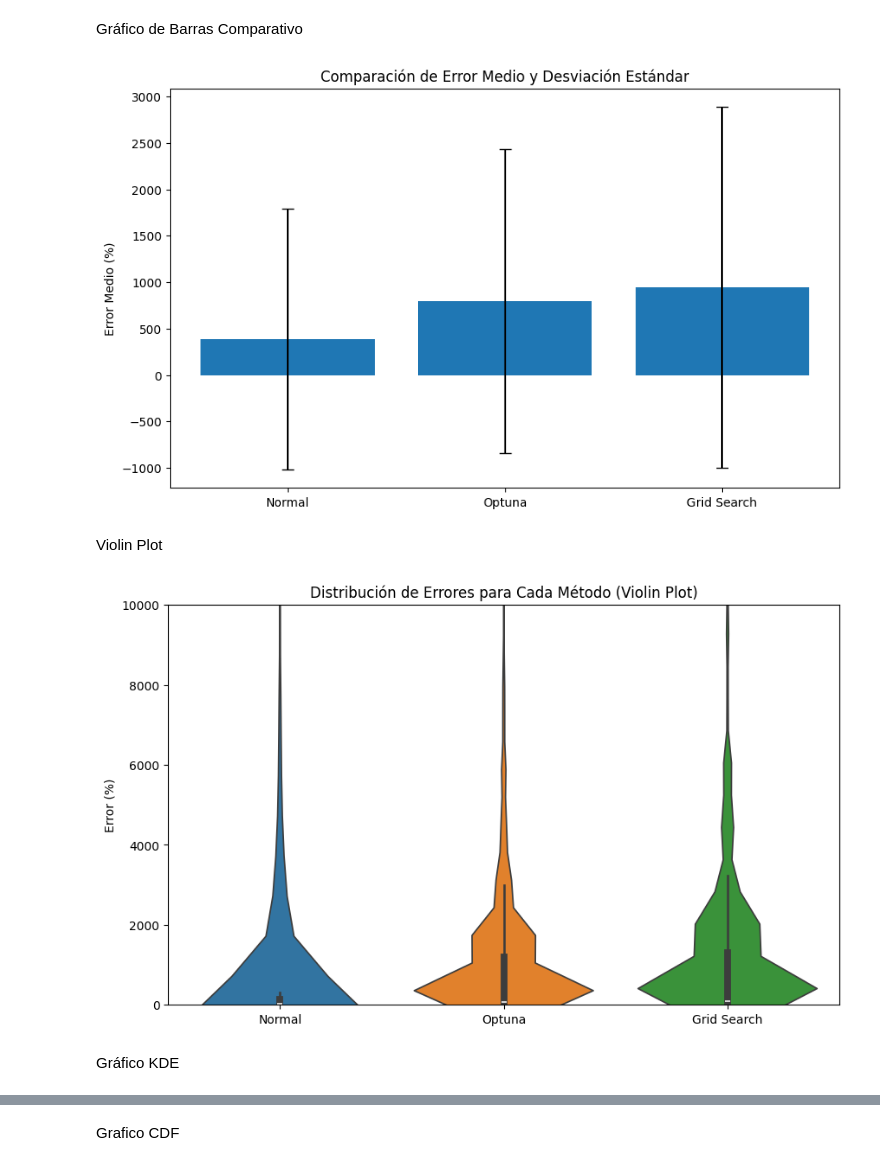
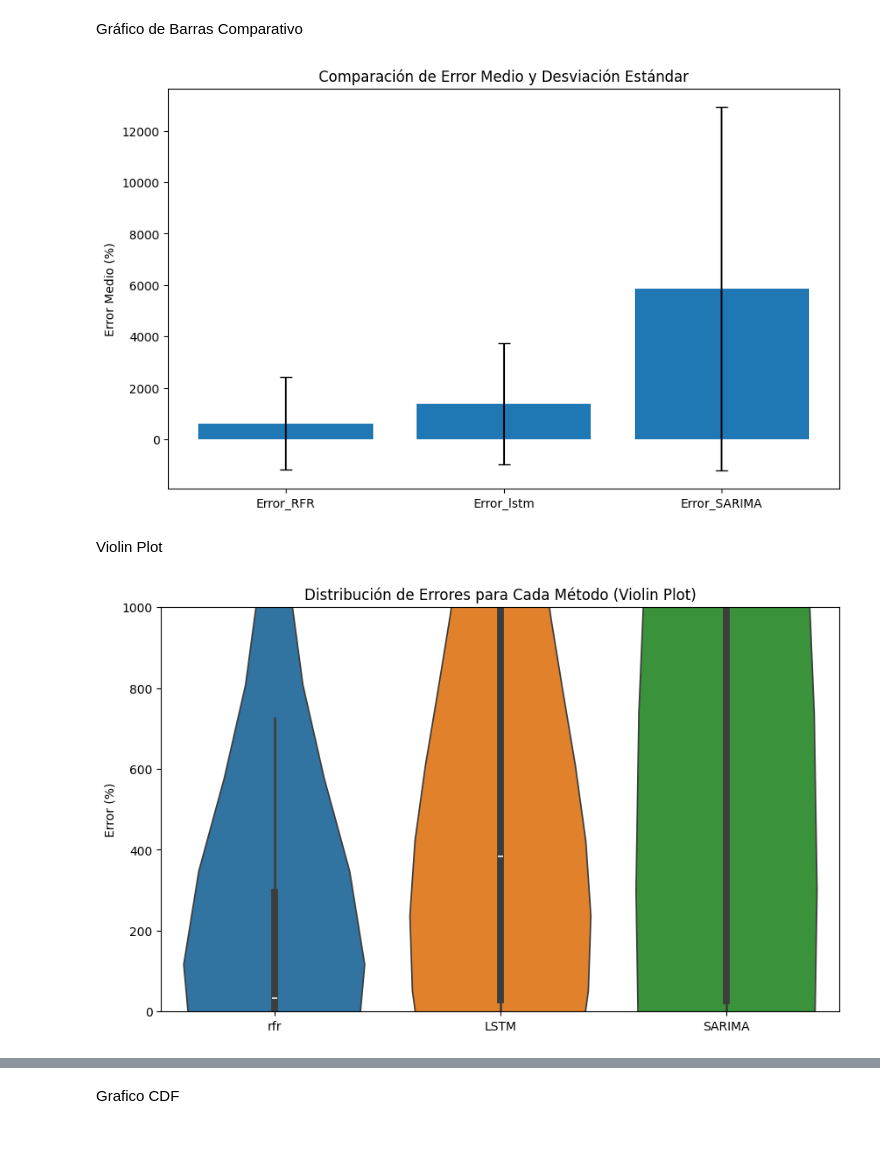
Before and after one commit to Mbenitez11/Prediccion-de-Irradiacion, a Jupyter notebook: notebooks/Visualizacion_de_Resultados.ipynb, the cells around one changed output, grey strips where cells are left out. Drawn from its saved outputs; the diff is of its cells as text; code cells hidden in the pictures; blank space fills up the shorter version.

```diff
--- a/notebooks/Visualizacion_de_Resultados.ipynb
+++ b/notebooks/Visualizacion_de_Resultados.ipynb
@@ -103,0 +389,3 @@ cross_checking.iloc[1000:1005]
+# %%
+predictionsSARI = SARIMA.predict(start=test.index[0], end=test.index[-1],
+                                            exog=test[['AMBIENT_TEMPERATURE', 'MODULE_TEMPERATURE',	'WIND_SPEED']])
@@ -103,0 +399,3 @@ cross_checking.iloc[1000:1005]
+# %%
+cross_checking = pd.DataFrame({'Actual' : test_base , 'Predicted_RFR' : prediction_rfr, 'Predicted_lstm' : pred_LSTM['Predictions'], 'Predicted_SARI' : predictionsSARI.values})
+cross_checking
@@ -104,40 +416,40 @@ cross_checking.iloc[1000:1005]
 # %%
 
 # Crear una columna de error con las condiciones especificadas
-cross_checking['Error_normal'] = np.where(
-    (cross_checking['Actual'] == 0) & (cross_checking['Actual'] - cross_checking['Predicted_normal'] == 0),
+cross_checking['Error_RFR'] = np.where(
+    (cross_checking['Actual'] == 0) & (cross_checking['Actual'] - cross_checking['Predicted_RFR'] == 0),
     0,
     np.where(
-        (cross_checking['Actual'] == 0) & (cross_checking['Actual'] - cross_checking['Predicted_normal'] != 0),
+        (cross_checking['Actual'] == 0) & (cross_checking['Actual'] - cross_checking['Predicted_RFR'] != 0),
         np.nan, # Reemplaza "Probablemente Apagado" con np.nan
-        abs(cross_checking['Actual'] - cross_checking['Predicted_normal']) * 100 / cross_checking['Actual']
+        abs(cross_checking['Actual'] - cross_checking['Predicted_RFR']) * 100 / cross_checking['Actual']
     )
 )
 
-cross_checking['Error_optuna'] = np.where(
-    (cross_checking['Actual'] == 0) & (cross_checking['Actual'] - cross_checking['Predicted_optuna'] == 0),
+cross_checking['Error_lstm'] = np.where(
+    (cross_checking['Actual'] == 0) & (cross_checking['Actual'] - cross_checking['Predicted_lstm'] == 0),
     0,
     np.where(
-        (cross_checking['Actual'] == 0) & (cross_checking['Actual'] - cross_checking['Predicted_optuna'] != 0),
+        (cross_checking['Actual'] == 0) & (cross_checking['Actual'] - cross_checking['Predicted_lstm'] != 0),
         np.nan, # Reemplaza "Probablemente Apagado" con np.nan
-        abs(cross_checking['Actual'] - cross_checking['Predicted_optuna']) * 100 / cross_checking['Actual']
+        abs(cross_checking['Actual'] - cross_checking['Predicted_lstm']) * 100 / cross_checking['Actual']
     )
 )
 
-cross_checking['Error_grid'] = np.where(
-    (cross_checking['Actual'] == 0) & (cross_checking['Actual'] - cross_checking['Predicted_grid'] == 0),
+cross_checking['Error_SARIMA'] = np.where(
+    (cross_checking['Actual'] == 0) & (cross_checking['Actual'] - cross_checking['Predicted_SARI'] == 0),
     0,
     np.where(
-        (cross_checking['Actual'] == 0) & (cross_checking['Actual'] - cross_checking['Predicted_grid'] != 0),
+        (cross_checking['Actual'] == 0) & (cross_checking['Actual'] - cross_checking['Predicted_SARI'] != 0),
         np.nan, # Reemplaza "Probablemente Apagado" con np.nan
-        abs(cross_checking['Actual'] - cross_checking['Predicted_grid']) * 100 / cross_checking['Actual']
+        abs(cross_checking['Actual'] - cross_checking['Predicted_SARI']) * 100 / cross_checking['Actual']
     )
 )
 
 
 # Aplicar formato de estilo con un gradiente de color personalizado para resaltar errores altos en rojo
 cross_checking.sample(25).style.background_gradient(
-    cmap='coolwarm', subset=['Error_normal', 'Error_optuna', 'Error_grid']
+    cmap='coolwarm', subset=['Error_RFR', 'Error_lstm', 'Error_SARIMA']
 ).set_properties(**{
     'font-family': 'Lucida Calligraphy',
     'color': 'DarkBlack',
@@ -170,6 +482,3 @@ X_test.head()
 | 28538 | 6.870 | 4.165 | 8.0 | 2 |
 | 266661 | 23.700 | 19.730 | 0.4 | 4 |
 | 1283 | 7.937 | 7.928 | 1.2 | 2 |
-# %%
-cross_checking['MODULE_TEMPERATURE']=X_test['MODULE_TEMPERATURE']
-cross_checking['AMBIENT_TEMPERATURE']=X_test['AMBIENT_TEMPERATURE']
@@ -241,30 +524,28 @@ Gráfico de Barras Comparativo
 # %%
 
 # Calcular la media y desviación estándar de los errores
-mean_errors = [cross_checking['Error_normal'].mean(), cross_checking['Error_optuna'].mean(), cross_checking['Error_grid'].mean()]
-std_errors = [cross_checking['Error_normal'].std(), cross_checking['Error_optuna'].std(), cross_checking['Error_grid'].std()]
+mean_errors = [cross_checking['Error_RFR'].mean(), cross_checking['Error_lstm'].mean(), cross_checking['Error_SARIMA'].mean()]
+std_errors = [cross_checking['Error_RFR'].std(), cross_checking['Error_lstm'].std(), cross_checking['Error_SARIMA'].std()]
 
 # Crear el gráfico de barras con barras de error
 plt.figure(figsize=(10, 6))
-plt.bar(['Normal', 'Optuna', 'Grid Search'], mean_errors, yerr=std_errors, capsize=5)
+plt.bar(['Error_RFR', 'Error_lstm', 'Error_SARIMA'], mean_errors, yerr=std_errors, capsize=5)
 plt.ylabel('Error Medio (%)')
 plt.title('Comparación de Error Medio y Desviación Estándar')
 plt.show()
 # %% [output]
-[figure, old version]
+[figure, new version]
 # %% [markdown]
 Violin Plot
 # %%
 import seaborn as sns
 
 plt.figure(figsize=(10, 6))
-sns.violinplot(data=[cross_checking['Error_normal'], cross_checking['Error_optuna'], cross_checking['Error_grid']])
-plt.xticks([0, 1, 2], ['Normal', 'Optuna', 'Grid Search'])
-plt.ylim(0, 10000)
+sns.violinplot(data=[cross_checking['Error_RFR'], cross_checking['Error_lstm'], cross_checking['Error_SARIMA']])
+plt.xticks([0, 1, 2], ['rfr', 'LSTM', 'SARIMA'])
+plt.ylim(0, 1000)
 plt.ylabel('Error (%)')
 plt.title('Distribución de Errores para Cada Método (Violin Plot)')
 plt.show()
 # %% [output]
-[figure, old version]
+[figure, new version]
-# %% [markdown]
-Gráfico KDE
```
Also changed, not shown: parts of 50 cells of this notebook, 1 other file.
